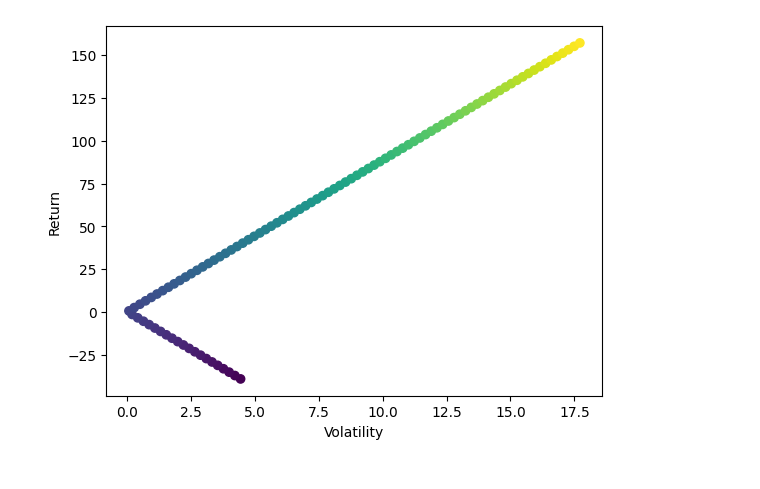
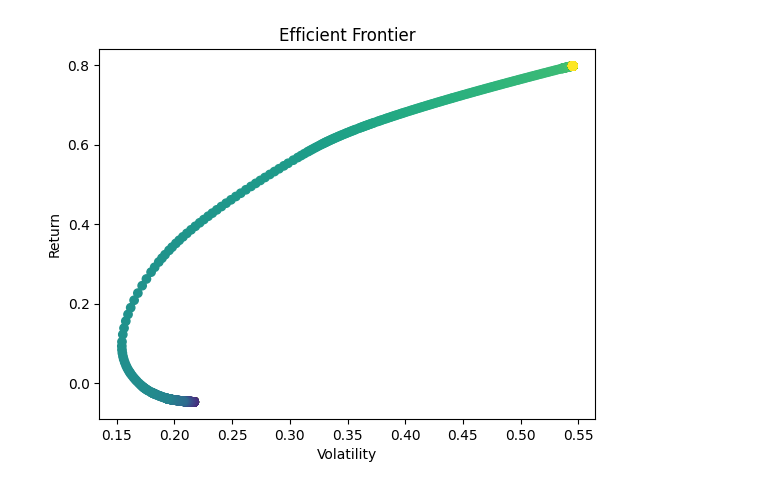
Before and after one commit to Mate0Martinez/Quantitative-asset-and-risk-management-project, a Jupyter notebook: code QARM.ipynb, the cells around one changed output. Saved outputs shown, nothing was run; the diff lists cells and outputs as text; code cells hidden in the pictures.

Commit message:
efficient frontier works + cleaning

```diff
--- a/code QARM.ipynb
+++ b/code QARM.ipynb
@@ -137,4 +9,0 @@ mu, vol
-# %%
-def QP(x, cov_matrix, mu, gamma):
-
-    return 0.5 * x.T @ cov_matrix @ x - gamma * x.T @ mu
@@ -160,17 +44,45 @@ def efficient_frontier(gamma, constraints):
+# %%
+# Define the quadratic programming objective function
+def QP(x, sigma, mu, gamma):
+    return 0.5 * x.T @ sigma @ x - gamma * x.T @ mu
+
+weight_sum_constraint = LinearConstraint(np.ones(x0.shape), lb=1, ub=1)
+
+bounds_noshort = [(0, 1) for _ in range(n)]  # No short-selling, all weights between 0 and 1
+
+# Efficient frontier function
+# On pourra réutiliser cette fonction en y ajoutant les constraints et les bounds de notre choix.
+def efficient_frontier(gam, constraint, bounds):
+
+    # Minimization with the defined constraint and bounds
+    res = minimize(QP, x0, args=(covmat, mu, gam),
+                   bounds=bounds, constraints=constraint,
+                   options={'disp': False})
+
+    optimized_weights = res.x
+    mu_optimized = optimized_weights @ mu
+    vol_optimized = np.sqrt(optimized_weights @ covmat @ optimized_weights)
+
+    return mu_optimized, vol_optimized, optimized_weights
 # %%
 mu_efficient_frontier = []
 vol_efficient_frontier = []
 weights_efficient_frontier = []
 
-for gamma in np.linspace(-0.5,2,100):
-    mu_optimized, vol_optimized, optimized_weights = efficient_frontier(gamma, constraints)
+# Define a range of gamma values
+gammas = np.linspace(-2, 2, 1001)
+
+for gam in gammas:
+    mu_optimized, vol_optimized, optimized_weights = efficient_frontier(gam, weight_sum_constraint, bounds_noshort)
     mu_efficient_frontier.append(mu_optimized)
     vol_efficient_frontier.append(vol_optimized)
     weights_efficient_frontier.append(optimized_weights)
+
+# Plot efficient frontier
+plt.scatter(vol_efficient_frontier, mu_efficient_frontier, marker='o', c=gammas)
+plt.title('Efficient Frontier')
+plt.xlabel('Volatility')
+plt.ylabel('Return')
+plt.show()
+# %% [output]
+[figure, added]
-# %%
-plt.scatter(vol_efficient_frontier ,mu_efficient_frontier , c = np.linspace(-0.5,2,100))
-plt.xlabel('Volatility')
-plt.ylabel('Return')
-plt.show()
-# %% [output]
-[figure, removed]
```
Also changed, not shown: parts of 17 cells of this notebook.
